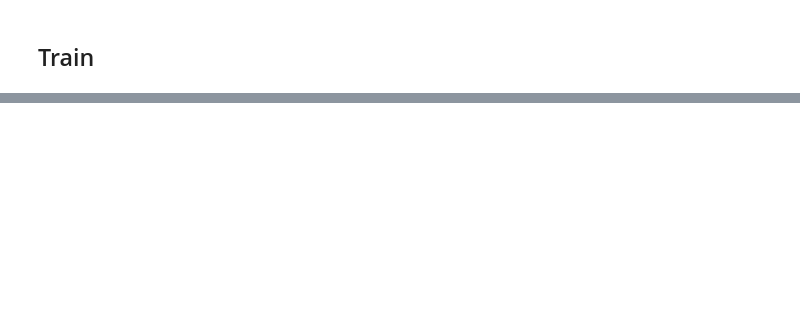
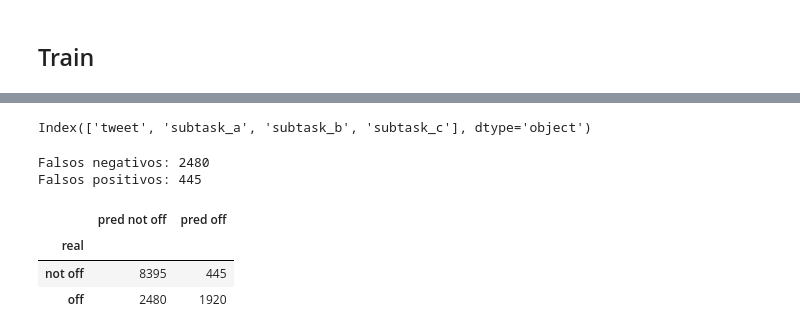
Before and after one commit to finiteautomata/offenseval2020, a Jupyter notebook: notebooks/BERT Multilingual.ipynb, the cells around one changed output, grey strips where cells are left out. Cells and saved outputs as stored; diff of their text form; code cells hidden in the pictures; blank space fills up the shorter version.

Commit message:
Add confusion matrix

```diff
--- a/notebooks/BERT Multilingual.ipynb
+++ b/notebooks/BERT Multilingual.ipynb
@@ -337,0 +344,56 @@ Val Loss: 1.143  Acc: 77.41% F1: 0.693
+# %%
+df_dev = pd.read_table("../data/olid/olid-training-v1.0.tsv", index_col=0)
+
+df_dev.columns
+# %% [output]
+Index(['tweet', 'subtask_a', 'subtask_b', 'subtask_c'], dtype='object')
+# %%
+model.eval()
+
+rows = []
+for batch in tqdm(dev_it):
+    text, lens = batch.text
+
+    outs = model(text)
+    ids = batch.id
+    labels = batch.subtask_a
+    probs = torch.sigmoid(outs)
+    preds = torch.round(probs)
+
+    for tid, label, pred, prob in zip(ids.cpu(), labels.cpu(), preds.cpu(), probs.cpu()):
+        rows.append({
+            "id": tid.item(),
+            "text": df_dev.loc[tid.item(), "tweet"],
+            "label": label.item(),
+            "pred": int(pred.item()),
+            "prob": prob.item()
+        })
+
+df = pd.DataFrame(rows)
+df.set_index("id", inplace=True)
+# %%
+true_pos = df[(df["label"] == 1) & (df["pred"] == 1)].copy()
+false_neg = df[(df["label"] == 1) & (df["pred"] == 0)].copy()
+false_neg.sort_values("prob", ascending=True, inplace=True)
+false_pos = df[(df["label"] == 0) & (df["pred"] == 1)].copy()
+false_pos.sort_values("prob", ascending=False, inplace=True)
+true_neg = df[(df["label"] == 0) & (df["pred"] == 0)].copy()
+
+conf_matrix = pd.DataFrame([
+    {"real":"not off", "pred not off": len(true_neg),      "pred off": len(false_pos)},
+    {"real":"off",     "pred not off":     len(false_neg), "pred off": len(true_pos)}
+])
+
+conf_matrix.set_index("real", inplace=True)
+
+print("Falsos negativos: {}".format(len(false_neg)))
+print("Falsos positivos: {}".format(len(false_pos)))
+
+conf_matrix
+# %% [output]
+Falsos negativos: 2480
+Falsos positivos: 445
+|  | pred not off | pred off |
+| real |  |  |
+| not off | 8395 | 445 |
+| off | 2480 | 1920 |
```
Also changed, not shown: parts of 17 cells of this notebook.
